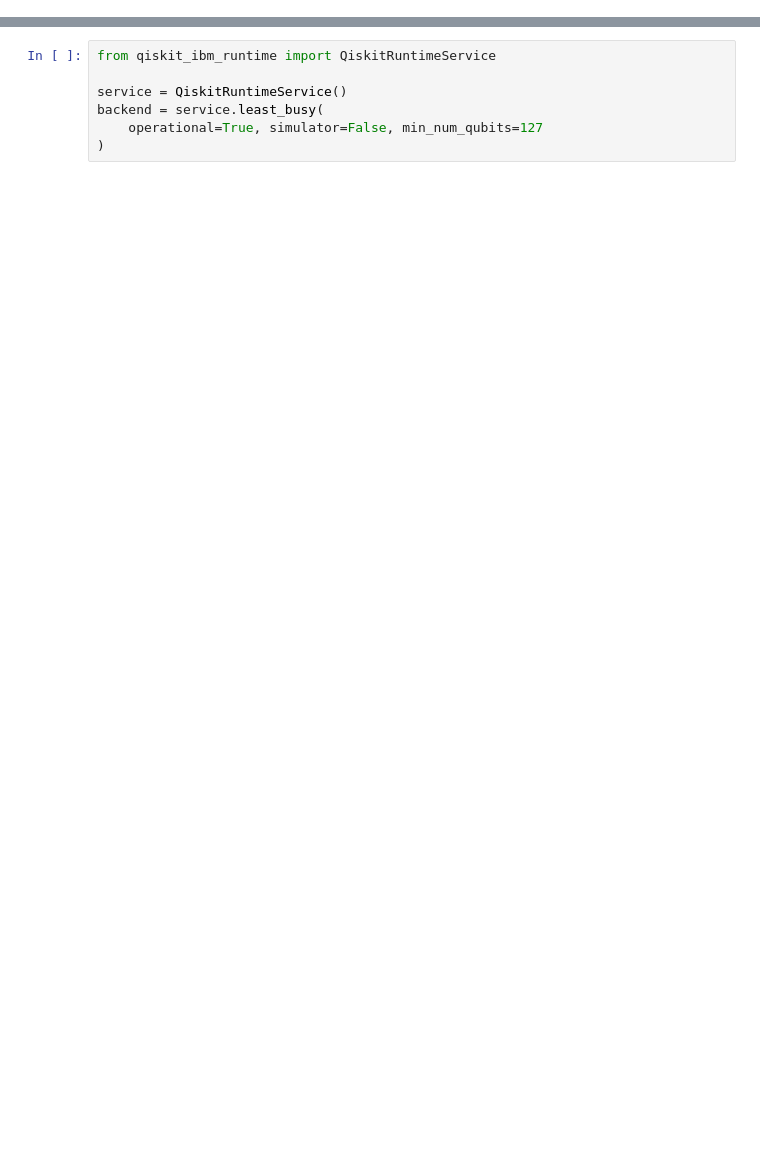
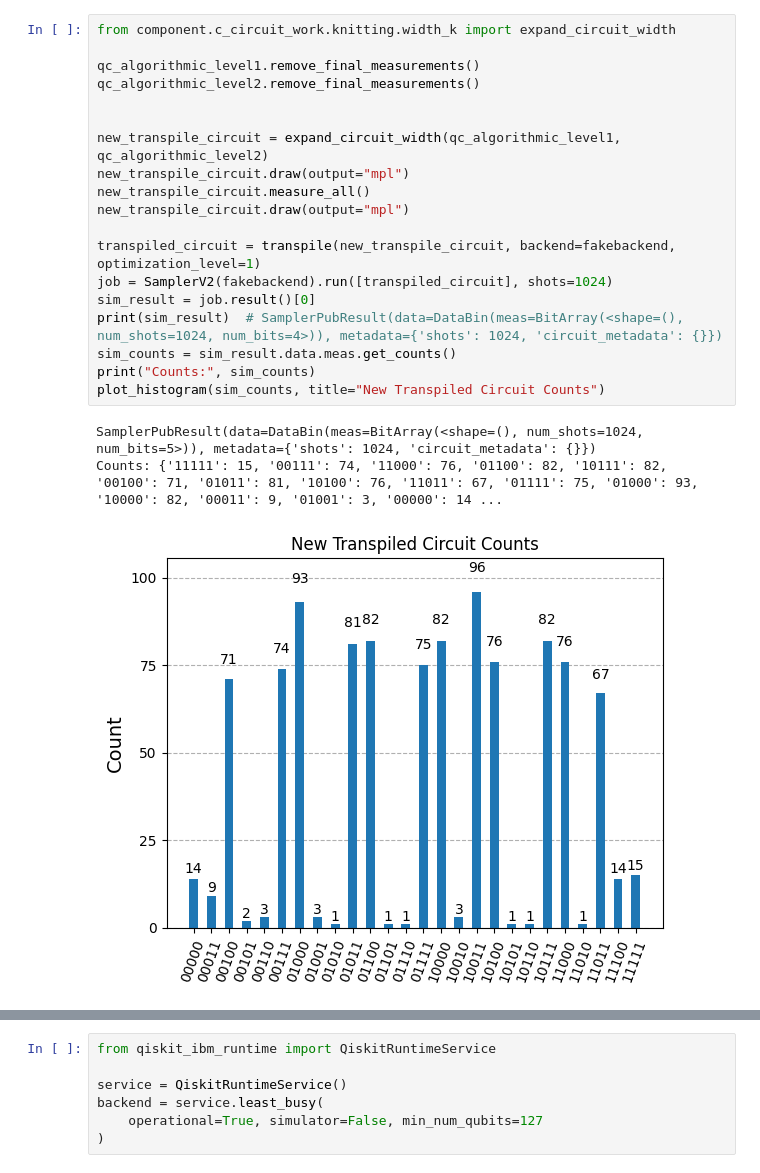
Before and after one commit to MagePro310/Quantum_Simulation_Scheduling_ver1, a Jupyter notebook: qiskit_sampler.ipynb, the cells around one changed output, grey strips where cells are left out. Drawn from its saved outputs; the diff is of its cells as text; blank space fills up the shorter version.

```diff
--- a/qiskit_sampler.ipynb
+++ b/qiskit_sampler.ipynb
@@ -0,0 +41,23 @@
+# %%
+from component.c_circuit_work.knitting.width_k import expand_circuit_width
+
+qc_algorithmic_level1.remove_final_measurements()
+qc_algorithmic_level2.remove_final_measurements()
+
+
+new_transpile_circuit = expand_circuit_width(qc_algorithmic_level1, qc_algorithmic_level2)
+new_transpile_circuit.draw(output="mpl")
+new_transpile_circuit.measure_all()
+new_transpile_circuit.draw(output="mpl")
+
+transpiled_circuit = transpile(new_transpile_circuit, backend=fakebackend, optimization_level=1)
+job = SamplerV2(fakebackend).run([transpiled_circuit], shots=1024)
+sim_result = job.result()[0]
+print(sim_result)  # SamplerPubResult(data=DataBin(meas=BitArray(<shape=(), num_shots=1024, num_bits=4>)), metadata={'shots': 1024, 'circuit_metadata': {}})
+sim_counts = sim_result.data.meas.get_counts()
+print("Counts:", sim_counts)
+plot_histogram(sim_counts, title="New Transpiled Circuit Counts")
+# %% [output]
+SamplerPubResult(data=DataBin(meas=BitArray(<shape=(), num_shots=1024, num_bits=5>)), metadata={'shots': 1024, 'circuit_metadata': {}})
+Counts: {'11111': 15, '00111': 74, '11000': 76, '01100': 82, '10111': 82, '00100': 71, '01011': 81, '10100': 76, '11011': 67, '01111': 75, '01000': 93, '10000': 82, '00011': 9, '01001': 3, '00000': 14 ...
+[figure, added]
```
Also changed, not shown: parts of 31 cells of this notebook, 8 other files.
